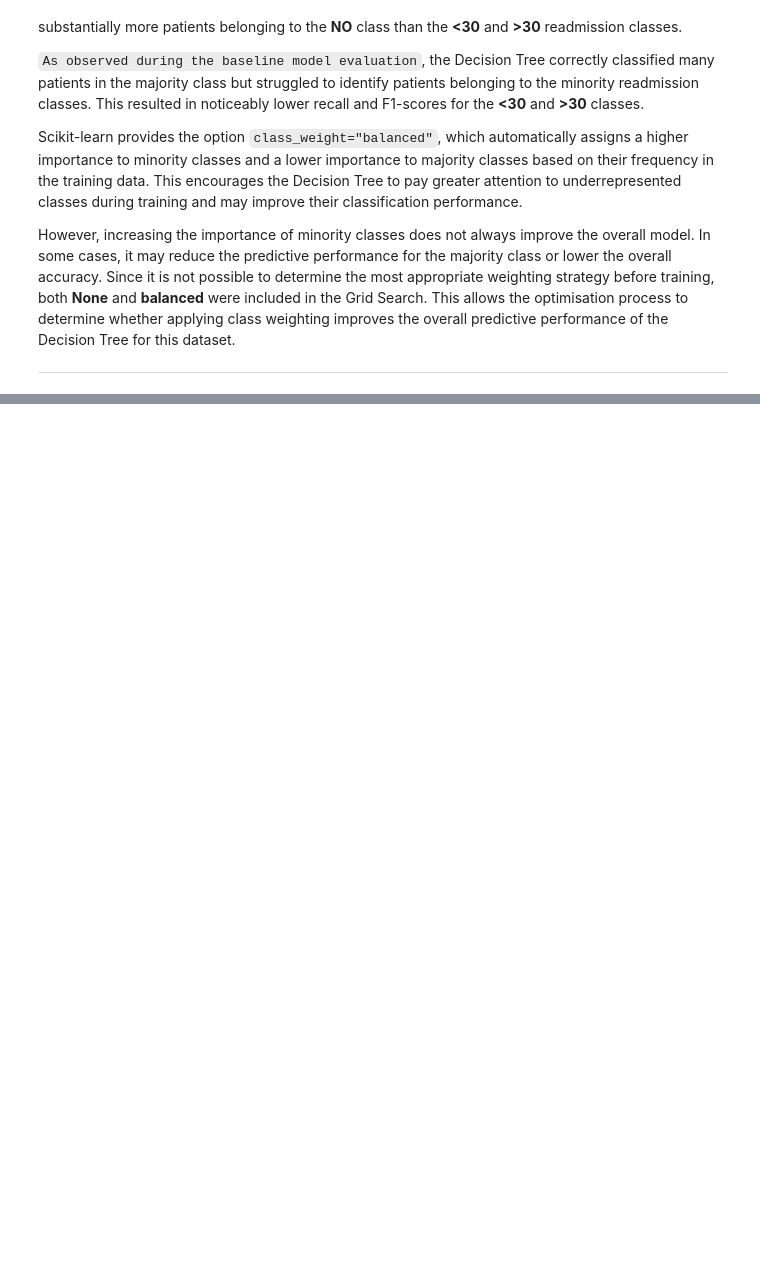
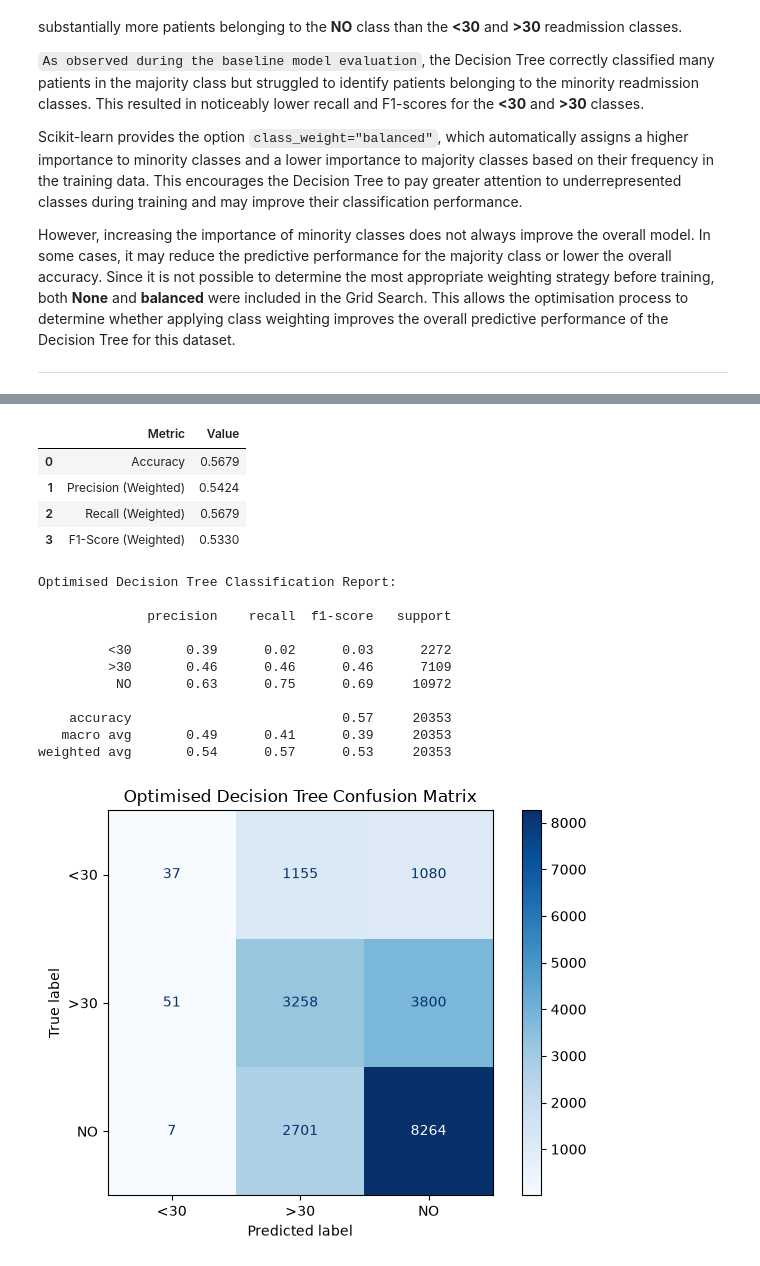
Before and after one commit to ajay-nagpal/Hospital-Readmission-Prediction, a Jupyter notebook: hospital_readmission.ipynb, the cells around one changed output, grey strips where cells are left out. Cells and saved outputs as stored; diff of their text form; code cells hidden in the pictures; blank space fills up the shorter version.

Commit message:
optimised decision tree model

```diff
--- a/hospital_readmission.ipynb
+++ b/hospital_readmission.ipynb
@@ -5344,0 +5605,15 @@ However, increasing the importance of minority classes does not always improve t
+# %%
+# Generate Predictions on the Testing Dataset
+
+# Predict the hospital readmission class
+# for each patient in the independent
+# testing dataset.
+optimised_decision_tree_predictions = (
+    best_decision_tree.predict(
+        X_test_selected
+    )
+)
+
+print(
+    "Optimised Decision Tree predictions generated successfully."
+)
@@ -5344,0 +5628,34 @@ However, increasing the importance of minority classes does not always improve t
+# %%
+# Evaluate the Optimised Decision Tree Model
+
+# Evaluate the optimised Decision Tree using
+# the common evaluation function developed
+# for this study.
+optimised_decision_tree_metrics = (
+    evaluate_classification_model(
+
+        model=best_decision_tree,
+        predictions=optimised_decision_tree_predictions,
+
+        actual_labels=y_test,
+        model_name="Optimised Decision Tree"
+    )
+)
+# %% [output]
+|  | Metric | Value |
+| 0 | Accuracy | 0.5679 |
+| 1 | Precision (Weighted) | 0.5424 |
+| 2 | Recall (Weighted) | 0.5679 |
+| 3 | F1-Score (Weighted) | 0.5330 |
+Optimised Decision Tree Classification Report:
+
+              precision    recall  f1-score   support
+
+         <30       0.39      0.02      0.03      2272
+         >30       0.46      0.46      0.46      7109
+          NO       0.63      0.75      0.69     10972
+
+    accuracy                           0.57     20353
+   macro avg       0.49      0.41      0.39     20353
+weighted avg       0.54      0.57      0.53     20353
+[figure, added]
```
Also changed, not shown: parts of 14 cells of this notebook.
